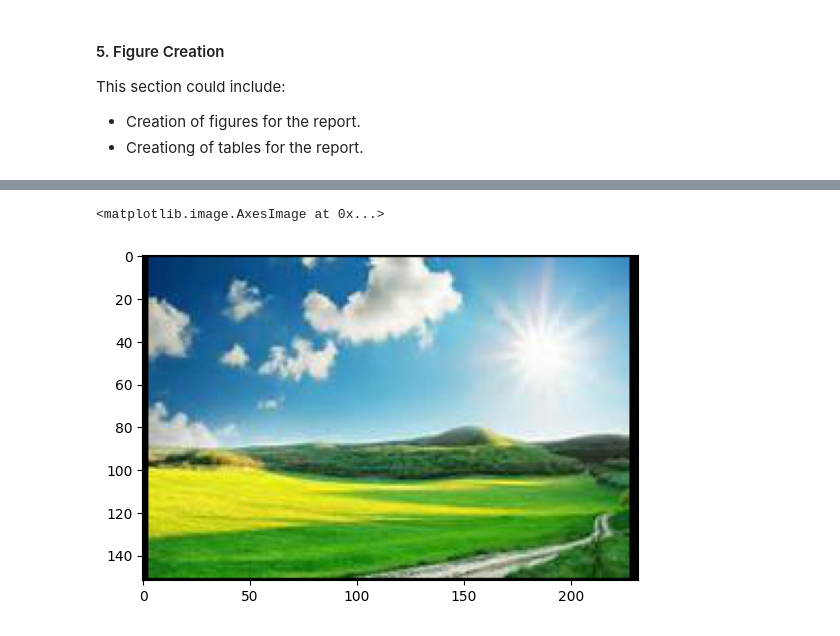
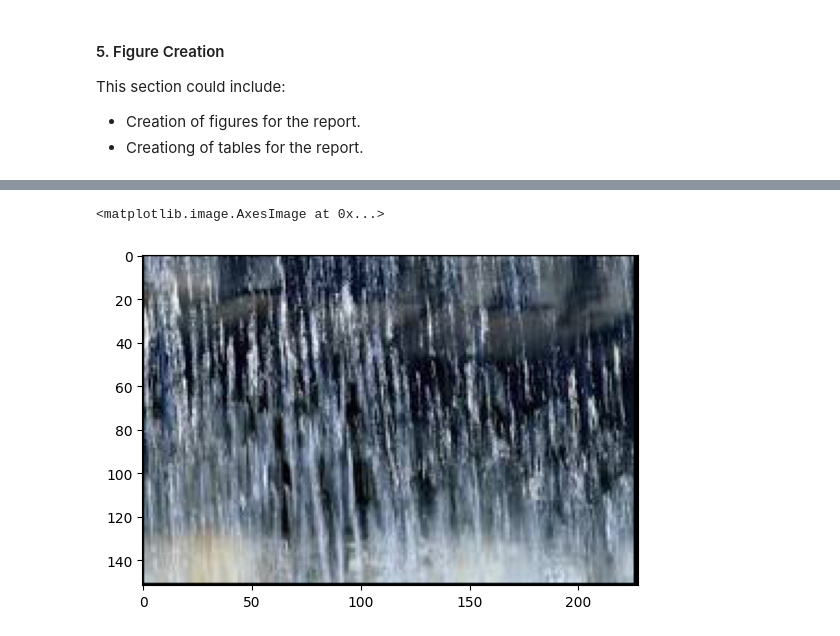
Before and after one commit to sup5610/Autoencoder, a Jupyter notebook: Autoencoder.ipynb, the cells around one changed output, grey strips where cells are left out. Drawn from its saved outputs; the diff is of its cells as text; code cells hidden in the pictures.

```diff
--- a/Autoencoder.ipynb
+++ b/Autoencoder.ipynb
@@ -40,23 +32,29 @@ This section could include:
 * Data manipulation
 * Feature engineering strategies
 # %%
-images = np.load("subset_1.npy")
+# load images
+images1 = np.load("subset_1.npy")
+# images2 = np.load("subset_2.npy")
+# images3 = np.load("subset_3.npy")
 
-padded_images = []
+# images = np.array(list(images1) + list(images2) + list(images3))
+# add padding
+def pad(images):
+    padded_images = []
+    for i in range(len(images)):
+        img = np.reshape(images[i], (150, 225, 3))
+        padded = cv2.copyMakeBorder(img, 1, 1, 1, 2, borderType = cv2.BORDER_CONSTANT, value = [0, 0, 0])
+        padded_images.append(padded)
 
-for i in range(len(images)):
-    img = np.reshape(images[i], (150, 225, 3))
-    padded = cv2.copyMakeBorder(img, 1, 1, 3, 4, borderType = cv2.BORDER_CONSTANT, value = [0, 0, 0])
-    padded_images.append(padded)
+    images = np.array(padded_images)
+    return images
 
-images = np.array(padded_images)
-
-
+images = pad(images1)
+# split into training and testing datasets & prepare for use by neural networks
 num_images = images.shape[0]
 training_samples = int((0.75 * num_images) // 1)
-# batch_size = math.ceil(training_samples / 10)
 
-images = images.reshape(-1, 3, 152, 232)
+images = images.reshape(-1, 3, 152, 228)
 np.random.shuffle(images)
 
 train_data = images[:training_samples] / 255.
@@ -64,12 +62,6 @@ test_data = images[training_samples:] / 255.
 
 train_data = torch.tensor(train_data, dtype = torch.float32)
 test_data = torch.tensor(test_data, dtype = torch.float32)
-
-# train_dataset = TensorDataset(train_data)
-# test_dataset = TensorDataset(test_data)
-
-# train_loader = DataLoader(dataset = train_dataset, batch_size = batch_size, shuffle = True)
-# test_loader = DataLoader(dataset = test_dataset, batch_size = 1, shuffle = False)
 # %% [markdown]
 #### 3. Model Development
 
@@ -318,5 +293,5 @@ plt.imshow(imgs[IMAGE_NUMBER])
 # %%
-plt.imshow(np.reshape((test_data[IMAGE_NUMBER].numpy() * 255).astype(np.uint8), (152, 232, 3)))
+plt.imshow(np.reshape((test_data[IMAGE_NUMBER].numpy() * 255).astype(np.uint8), (152, 228, 3)))
 # %% [output]
 <matplotlib.image.AxesImage at 0x...>
-[figure, old version]
+[figure, new version]
```
Also changed, not shown: parts of 14 cells of this notebook, 5 other files.
